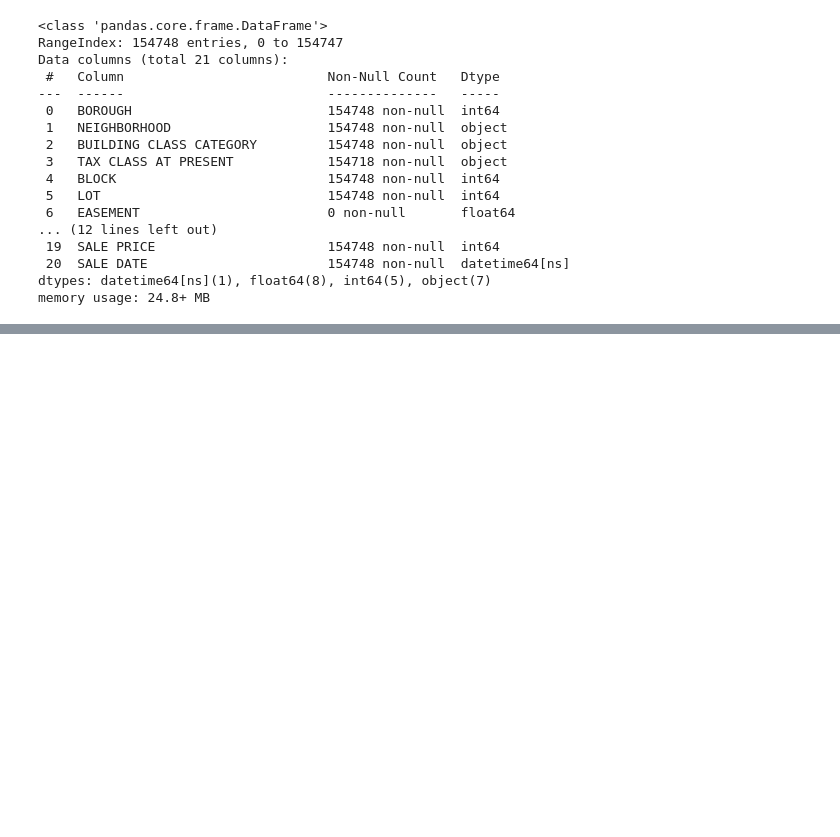
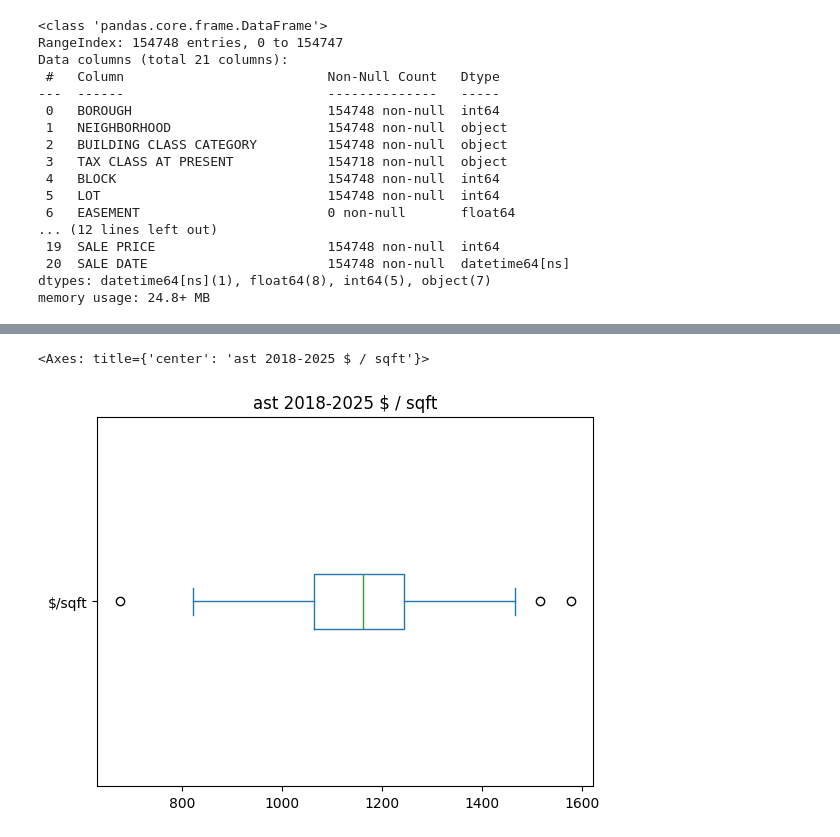
Before and after one commit to thexqin/lic-ast-condo-sales-analysis, a Jupyter notebook: lic_ast_condo_sales_analysis.ipynb, the cells around one changed output, grey strips where cells are left out. Saved outputs shown, nothing was run; the diff lists cells and outputs as text; code cells hidden in the pictures; blank space fills up the shorter version.

```diff
--- a/lic_ast_condo_sales_analysis.ipynb
+++ b/lic_ast_condo_sales_analysis.ipynb
@@ -319,0 +332,3 @@ dfast[(dfast['$/SQFT']>500) & (dfast['$/SQFT']<2400)]['$/SQFT'].plot.box(title='
+# %%
+dfast['$/sqft'] = round(dfast['SALE PRICE'] / dfast['sqft'])
+dfast
@@ -319,0 +361,8 @@ dfast[(dfast['$/SQFT']>500) & (dfast['$/SQFT']<2400)]['$/SQFT'].plot.box(title='
+# %%
+# 374 sample
+# $/sqft median 1162
+
+dfast[(dfast['$/sqft']>500) & (dfast['$/sqft']<2400)]['$/sqft'].plot.box(title='ast 2018-2025 $ / sqft', vert=False)
+# %% [output]
+<Axes: title={'center': 'ast 2018-2025 $ / sqft'}>
+[figure, added]
```
Also changed, not shown: parts of 57 cells of this notebook.
